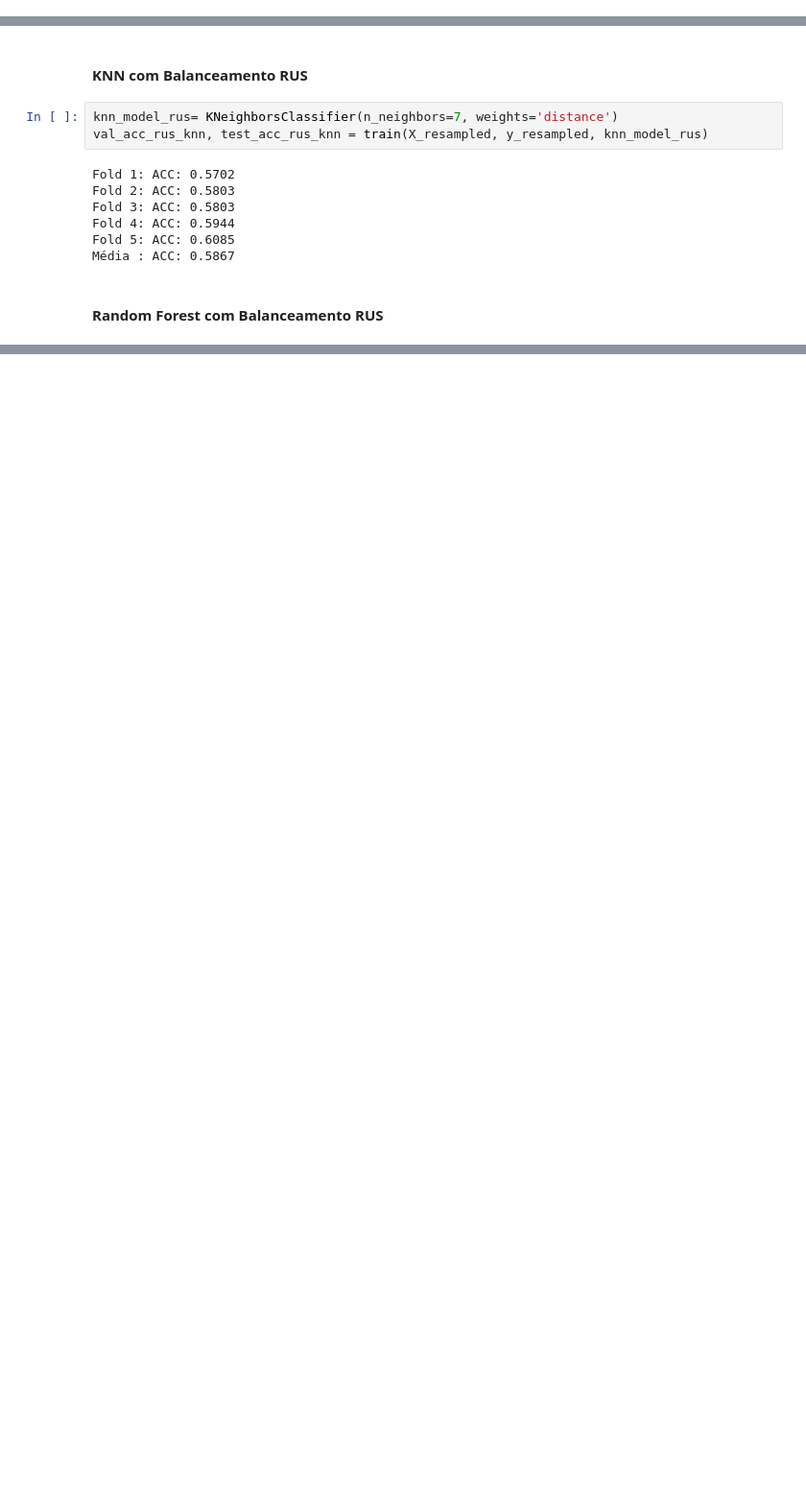
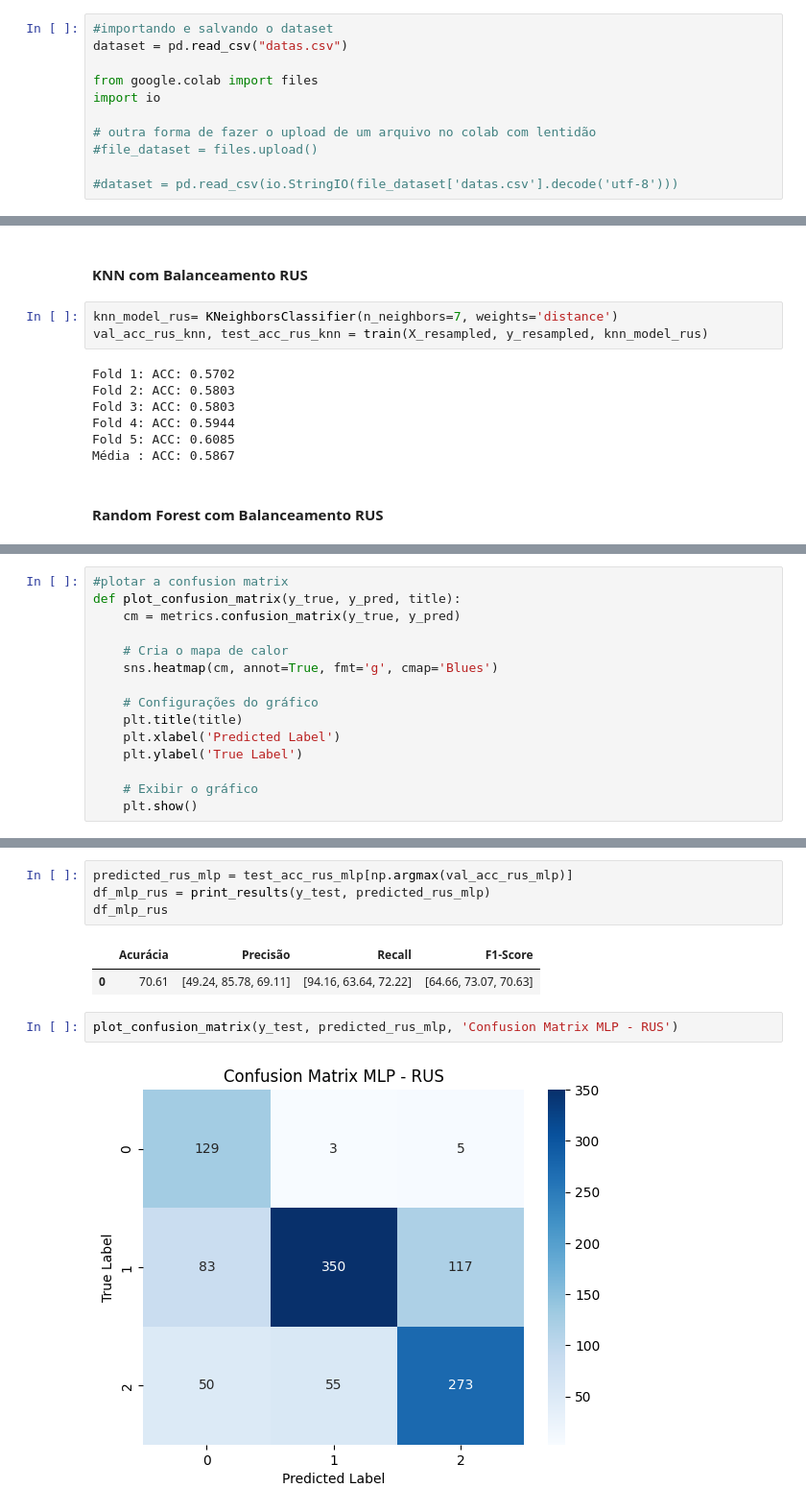
Before and after one commit to caua-braga-de-lima/news_sentiment_analyzer, a Jupyter notebook: DESAFIO2_MODELOS_RUS.ipynb, the cells around one changed output, grey strips where cells are left out. Shown at 96% size. Saved outputs shown, nothing was run; the diff lists cells and outputs as text; blank space fills up the shorter version.

Commit message:
Add resultados 5modelos - via Colaboratory

```diff
--- a/DESAFIO2_MODELOS_RUS.ipynb
+++ b/DESAFIO2_MODELOS_RUS.ipynb
@@ -56,3 +57,14 @@ dataset = pd.read_csv("data.csv")
+# %%
+#importando e salvando o dataset
+dataset = pd.read_csv("datas.csv")
+
+from google.colab import files
+import io
+
+# outra forma de fazer o upload de um arquivo no colab com lentidão
+#file_dataset = files.upload()
+
+#dataset = pd.read_csv(io.StringIO(file_dataset['datas.csv'].decode('utf-8')))
 # %%
 #pegando as noticias e salvando em uma nova variavel
 noticia = dataset.Sentence
@@ -474,0 +500,15 @@ Média : ACC: 0.6385
+# %%
+#plotar a confusion matrix
+def plot_confusion_matrix(y_true, y_pred, title):
+    cm = metrics.confusion_matrix(y_true, y_pred)
+
+    # Cria o mapa de calor
+    sns.heatmap(cm, annot=True, fmt='g', cmap='Blues')
+
+    # Configurações do gráfico
+    plt.title(title)
+    plt.xlabel('Predicted Label')
+    plt.ylabel('True Label')
+
+    # Exibir o gráfico
+    plt.show()
@@ -474,0 +533,11 @@ Média : ACC: 0.6385
+# %%
+predicted_rus_mlp = test_acc_rus_mlp[np.argmax(val_acc_rus_mlp)]
+df_mlp_rus = print_results(y_test, predicted_rus_mlp)
+df_mlp_rus
+# %% [output]
+|  | Acurácia | Precisão | Recall | F1-Score |
+| 0 | 70.61 | [49.24, 85.78, 69.11] | [94.16, 63.64, 72.22] | [64.66, 73.07, 70.63] |
+# %%
+plot_confusion_matrix(y_test, predicted_rus_mlp, 'Confusion Matrix MLP - RUS')
+# %% [output]
+[figure, added]
```
Also changed, not shown: parts of 33 cells of this notebook.
